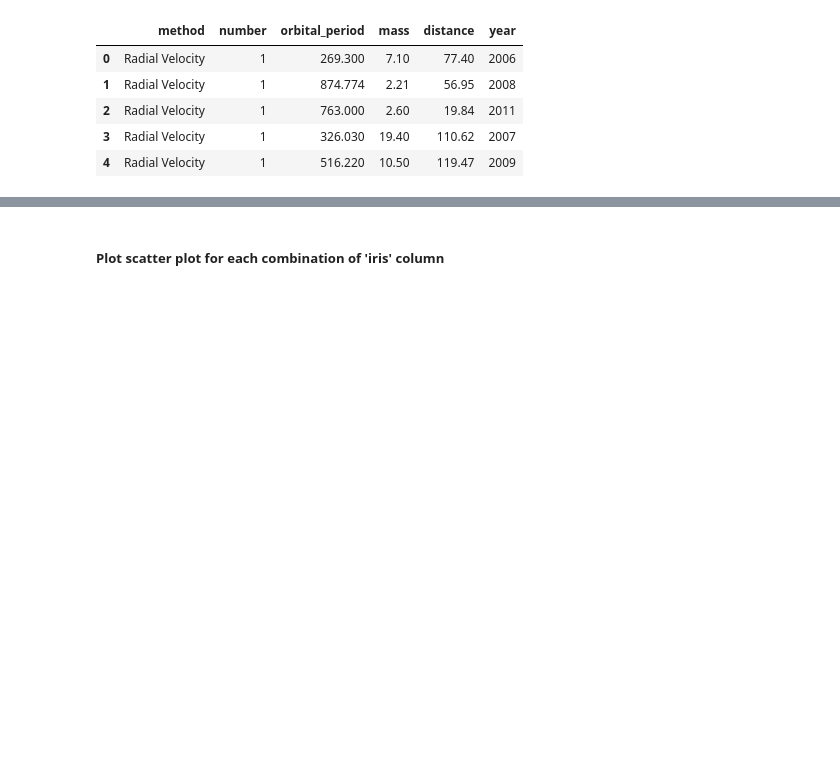
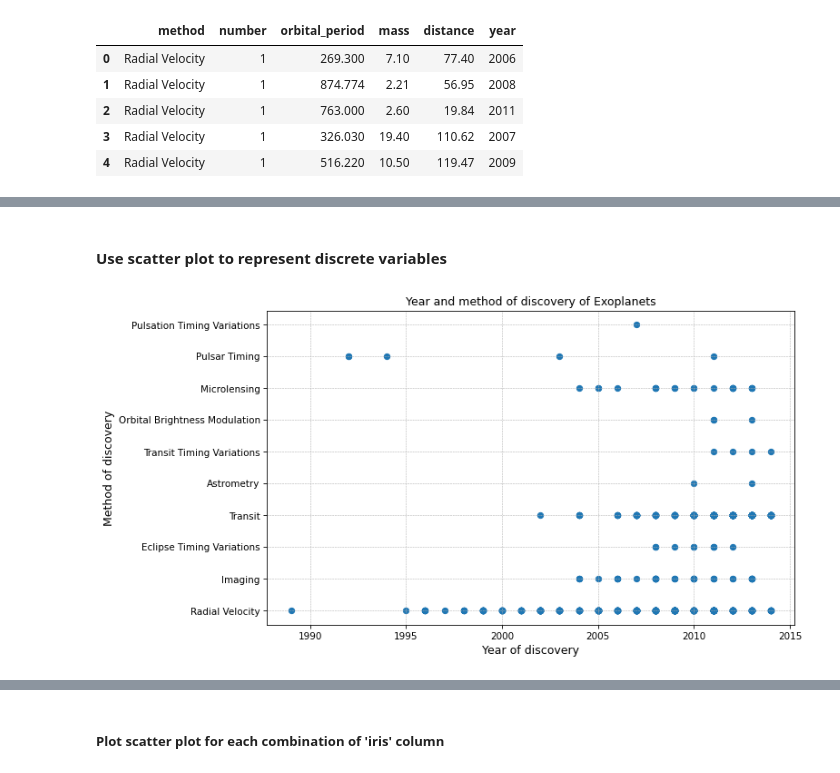
Before and after one commit to przemekbil/FoDA_2021, a Jupyter notebook: pyplot.ipynb, the cells around one changed output, grey strips where cells are left out. Drawn from its saved outputs; the diff is of its cells as text; code cells hidden in the pictures; blank space fills up the shorter version.

```diff
--- a/pyplot.ipynb
+++ b/pyplot.ipynb
@@ -310,0 +312,29 @@ plt.show()
+# %% [markdown]
+#### Use scatter plot to represent discrete variables
+# %%
+# Re-download a Planets Dataset from the Seaborn example data set repository (originated from the NASA Exoplanet)
+url = 'https://raw.githubusercontent.com/mwaskom/seaborn-data/master/planets.csv'
+planets = pd.read_csv(url)
+# %%
+# Reset Matplot style back to default, as per:
+# https://stackoverflow.com/questions/26413185/how-to-recover-matplotlib-defaults-after-setting-stylesheet
+mpl.rcParams.update(mpl.rcParamsDefault)
+
+fig, ax = plt.subplots(figsize=(10,6),                             # specify the size of the Figure
+                       dpi = 75)
+
+ax.scatter(planets.year, planets.method)
+
+# Set the labels on the Axes instance
+ax.set_xlabel('Year of discovery', fontsize=12)
+ax.set_ylabel('Method of discovery', fontsize=12)
+
+# Show grid on both Axis, thin dashed line
+ax.grid( linestyle = '--', linewidth = 0.5)
+
+# Add title to the Axes
+ax.set_title('Year and method of discovery of Exoplanets')
+
+plt.show()
+# %% [output]
+[figure, added]
```
Also changed, not shown: parts of 5 cells of this notebook, 12 other files.
